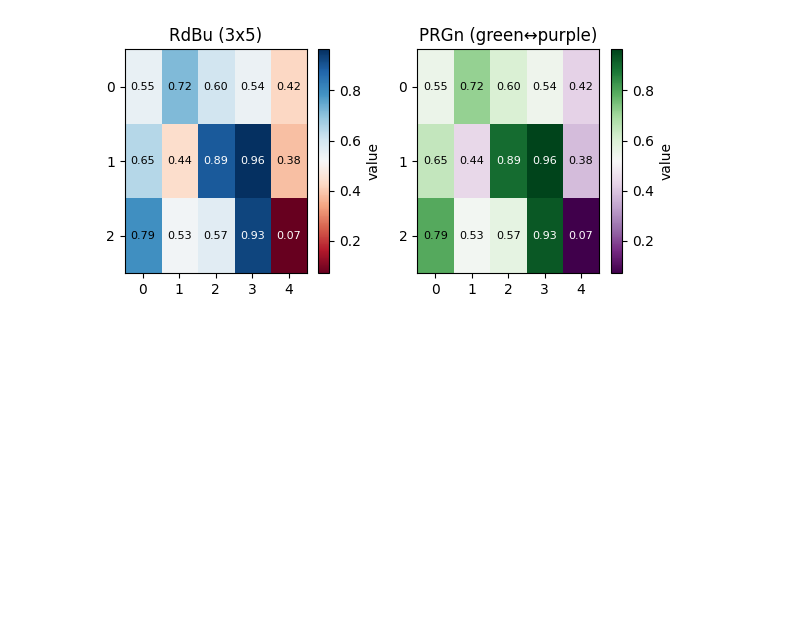
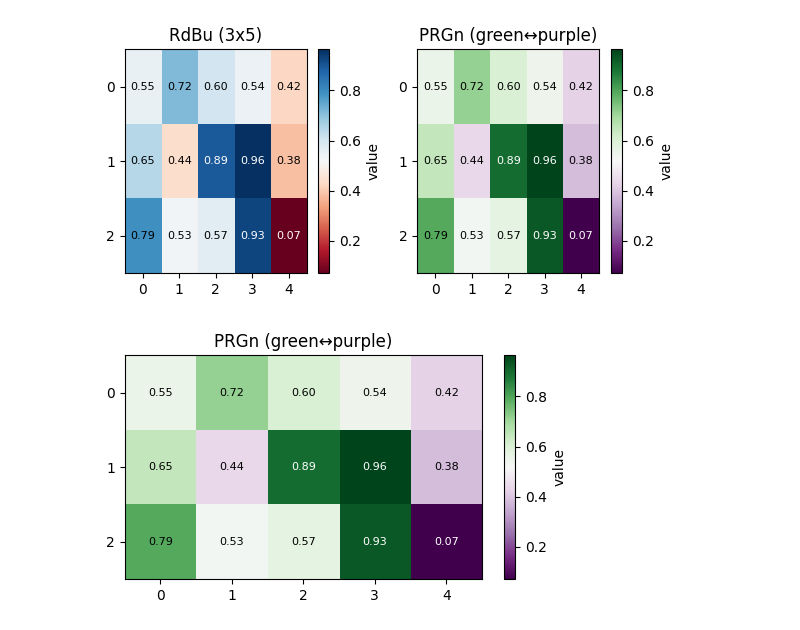
Before and after one commit to Notimetimer/project03_fire_and_dodge_missile, a Jupyter notebook: 其余测试/通过矩阵绘制热度图.ipynb, the cells around one changed output. Drawn from its saved outputs; the diff is of its cells as text; code cells hidden in the pictures; blank space fills up the shorter version.

```diff
--- a/其余测试/通过矩阵绘制热度图.ipynb
+++ b/其余测试/通过矩阵绘制热度图.ipynb
@@ -116,3 +116,40 @@ plt.tight_layout()
 plt.show()
 # %% [output]
 [figure]
+# %%
+import numpy as np
+import matplotlib.pyplot as plt
+
+np.random.seed(0)
+rows, cols = 3, 5
+mat = np.random.rand(rows, cols)
+
+fig, axs = plt.subplots(1, 1, figsize=(max(cols, cols*0.5), max(rows, rows*0.5)))
+
+# 绿-紫 (diverging)
+im = axs.imshow(mat, cmap='PRGn', origin='upper', aspect='auto')
+fig.colorbar(im, ax=axs, label='value')
+axs.set_title('PRGn (green↔purple)')
+
+ax=axs
+ax.set_xticks(np.arange(cols)); ax.set_yticks(np.arange(rows))
+ax.set_xlim(-0.5, cols - 0.5); ax.set_ylim(rows - 0.5, -0.5)
+
+# 在每个格子上标注数值（水平/垂直居中）
+import matplotlib.colors as mcolors
+
+cmap = plt.get_cmap('rainbow')          # 或 'RdBu','PRGn' 等，和 im 使用同一 cmap
+norm = mcolors.Normalize(vmin=mat.min(), vmax=mat.max())
+
+for i in range(rows):
+    for j in range(cols):
+        r, g, b, _ = cmap(norm(mat[i, j]))          # 获取 sRGB
+        # 简单感知亮度（可选：线性化再计算更精确）
+        lum = 0.299 * r + 0.587 * g + 0.114 * b
+        color = 'black' if lum > 0.5 else 'white'
+        ax.text(j, i, f"{mat[i, j]:.2f}", ha='center', va='center', color=color, fontsize=8)
+
+plt.tight_layout()
+plt.show()
+# %% [output]
+[figure, added]
```
Also changed, not shown: parts of 1 cell of this notebook, 1 other file.
